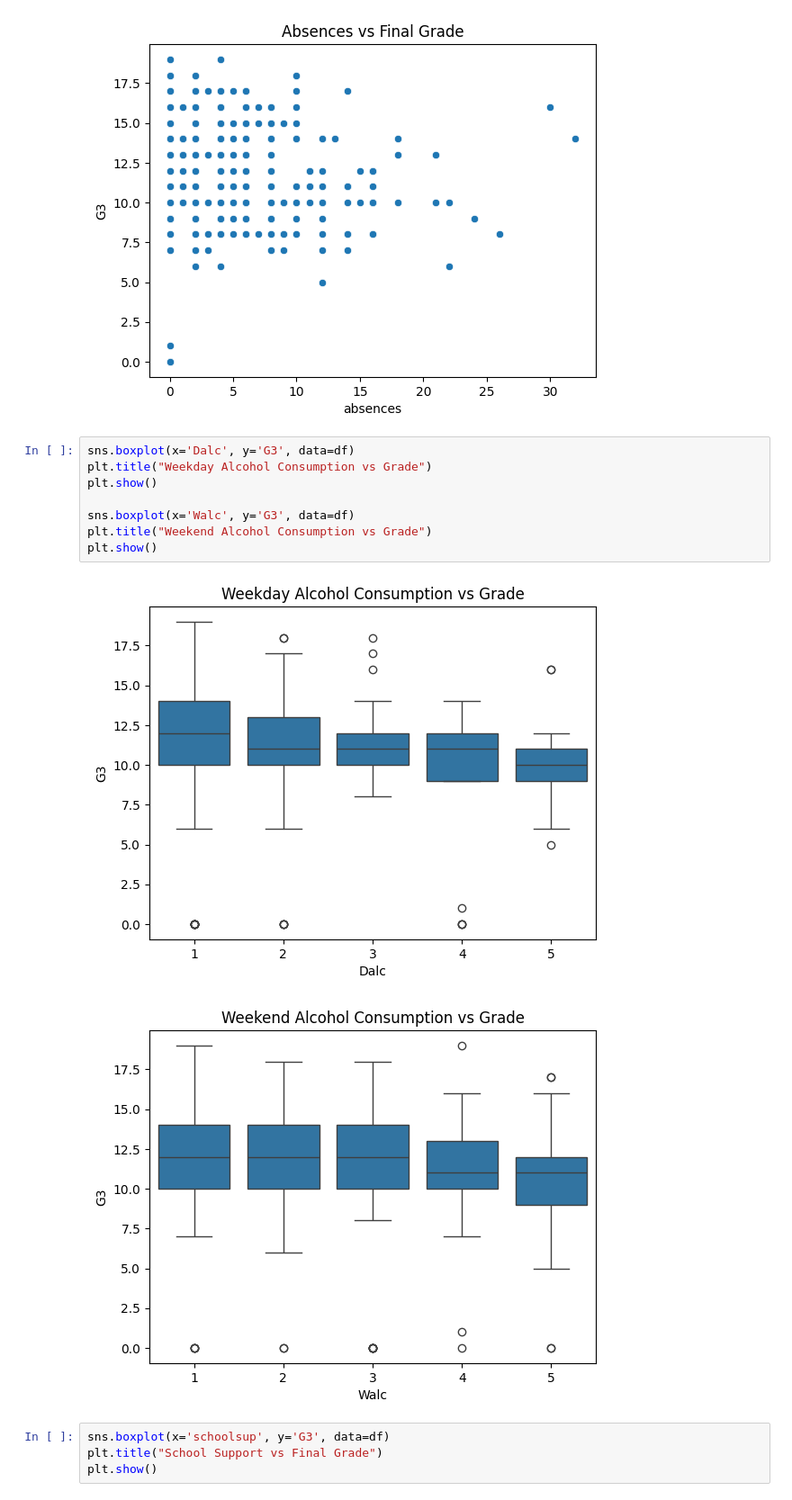
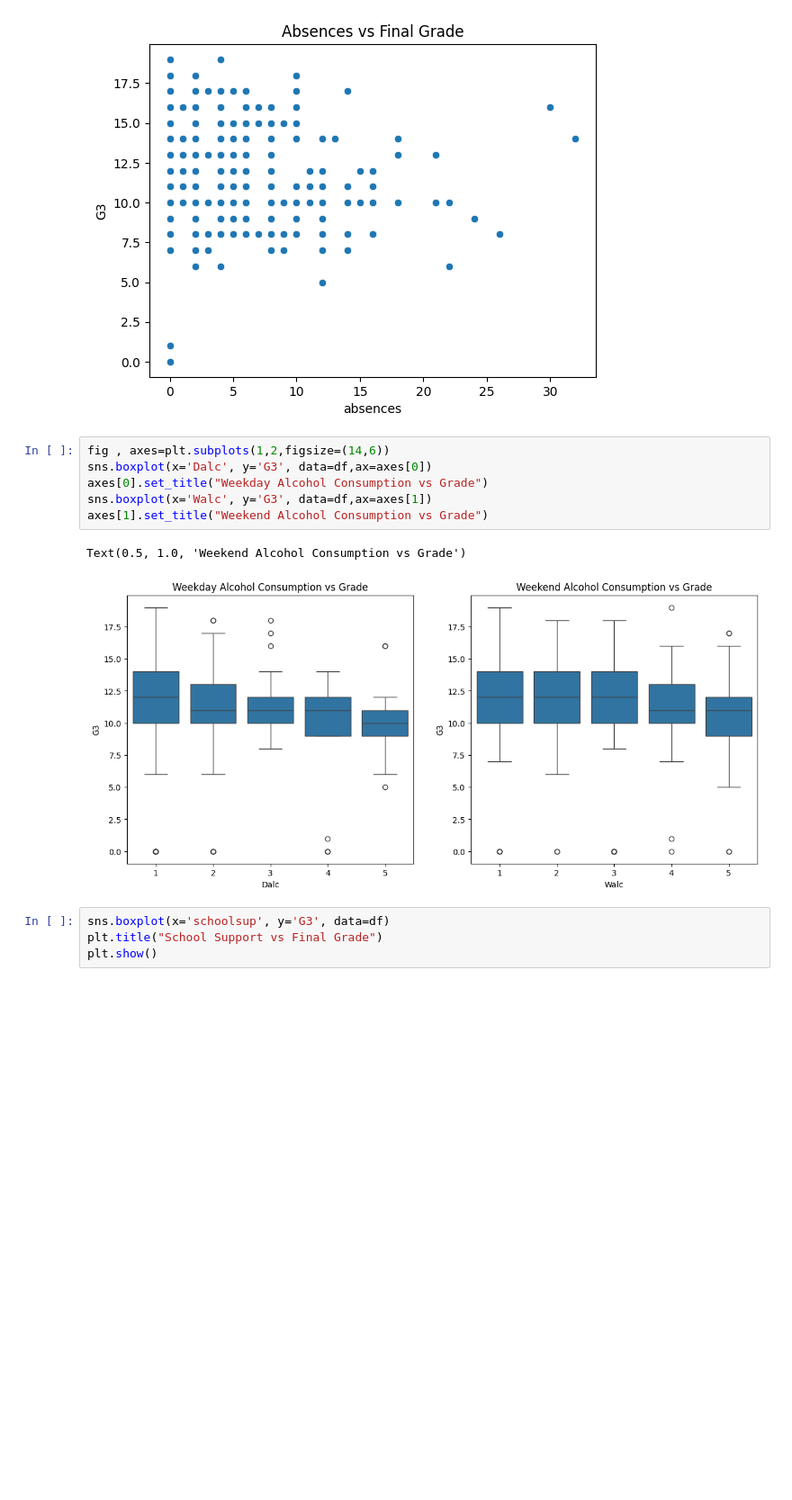
Before and after one commit to Seetharamanrs/Student_performance_analysis, a Jupyter notebook: Eda-analysis/student.ipynb, the cells around one changed output. Shown: that part at 90% size. Cells and saved outputs as stored; diff of their text form; blank space fills up the shorter version.

```diff
--- a/Eda-analysis/student.ipynb
+++ b/Eda-analysis/student.ipynb
@@ -136,16 +124,14 @@ plt.show()
 # %% [output]
 [figure]
 # %%
-sns.boxplot(x='Dalc', y='G3', data=df)
-plt.title("Weekday Alcohol Consumption vs Grade")
-plt.show()
-
-sns.boxplot(x='Walc', y='G3', data=df)
-plt.title("Weekend Alcohol Consumption vs Grade")
-plt.show()
+fig , axes=plt.subplots(1,2,figsize=(14,6))
+sns.boxplot(x='Dalc', y='G3', data=df,ax=axes[0])
+axes[0].set_title("Weekday Alcohol Consumption vs Grade")
+sns.boxplot(x='Walc', y='G3', data=df,ax=axes[1])
+axes[1].set_title("Weekend Alcohol Consumption vs Grade")
 # %% [output]
+Text(0.5, 1.0, 'Weekend Alcohol Consumption vs Grade')
-[figure, old version]
+[figure, new version]
-[figure, removed]
 # %%
 sns.boxplot(x='schoolsup', y='G3', data=df)
 plt.title("School Support vs Final Grade")
```
Also changed, not shown: parts of 10 cells of this notebook.
